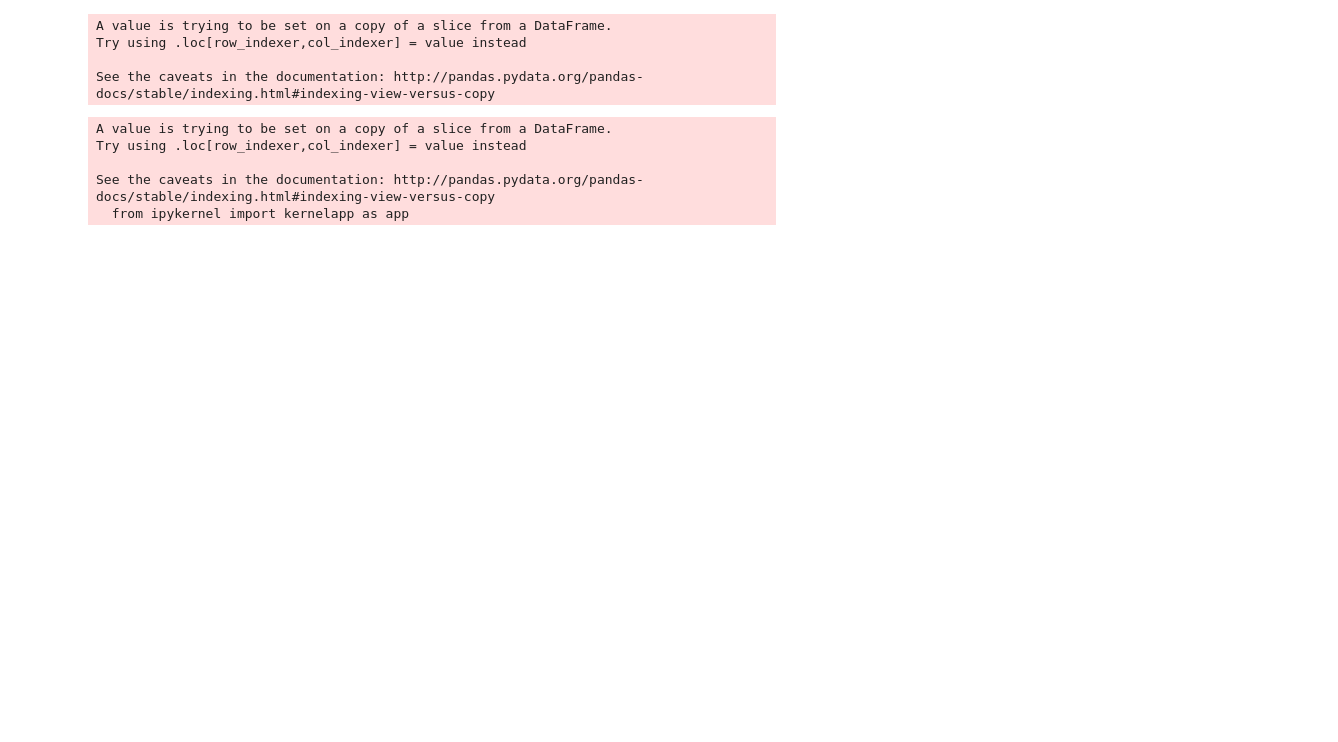
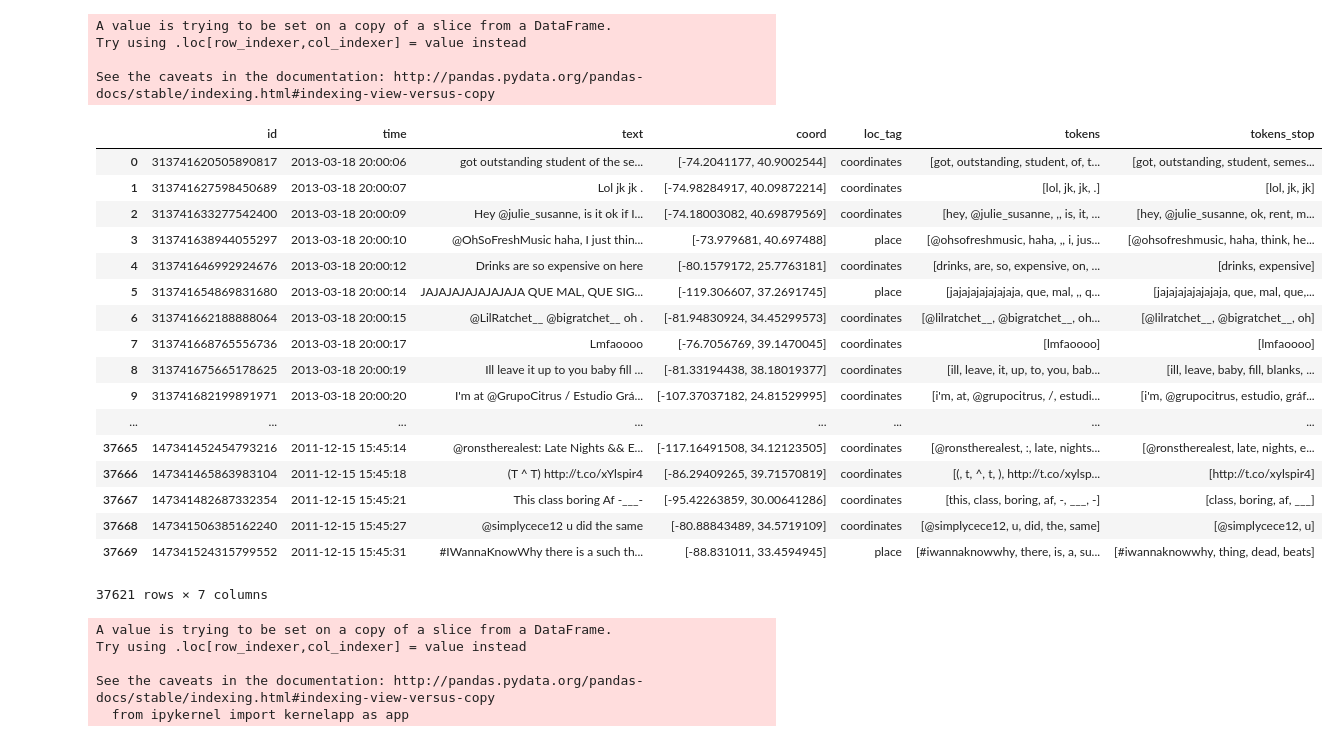
Before and after one commit to DrosoNeuro/Semester_Project, a Jupyter notebook: Analysis_ProcessedTweets/Analysis_ProcessedTweets.ipynb, the cells around one changed output. Saved outputs shown, nothing was run; the diff lists cells and outputs as text; code cells hidden in the pictures; blank space fills up the shorter version.

```diff
--- a/Analysis_ProcessedTweets/Analysis_ProcessedTweets.ipynb
+++ b/Analysis_ProcessedTweets/Analysis_ProcessedTweets.ipynb
@@ -139,6 +149,6 @@ tw["time"] = tw["time"].apply(lambda x: re.sub("\+0000\s","",str(x)) if re.searc
 tw["time"] = tw["time"].apply(lambda x: datetime.strptime(x,"%a %b %d %H:%M:%S %Y") if isinstance(x,str) else None)
 # %%
 #convert id-string to int
-tw["id"] = tw["id"].apply(lambda x: float(x) if re.search("^[0-9]{18}$",x) else None)
+#tw["id"] = tw["id"].apply(lambda x: float(x) if re.search("^[0-9]{18}$",x) else None)
 # %%
 #remove first colum with full row
@@ -227,6 +237,27 @@ A value is trying to be set on a copy of a slice from a DataFrame.
 Try using .loc[row_indexer,col_indexer] = value instead
 
 See the caveats in the documentation: http://pandas.pydata.org/pandas-docs/stable/indexing.html#indexing-view-versus-copy
+# %%
+tw
+# %% [output]
+|  | id | time | text | coord | loc_tag | tokens | tokens_stop |
+| 0 | 313741620505890817 | 2013-03-18 20:00:06 | got outstanding student of the se... | [-74.2041177, 40.9002544] | coordinates | [got, outstanding, student, of, t... | [got, outstanding, student, semes... |
+| 1 | 313741627598450689 | 2013-03-18 20:00:07 | Lol jk jk . | [-74.98284917, 40.09872214] | coordinates | [lol, jk, jk, .] | [lol, jk, jk] |
+| 2 | 313741633277542400 | 2013-03-18 20:00:09 | Hey @julie_susanne, is it ok if I... | [-74.18003082, 40.69879569] | coordinates | [hey, @julie_susanne, ,, is, it, ... | [hey, @julie_susanne, ok, rent, m... |
+| 3 | 313741638944055297 | 2013-03-18 20:00:10 | @OhSoFreshMusic haha, I just thin... | [-73.979681, 40.697488] | place | [@ohsofreshmusic, haha, ,, i, jus... | [@ohsofreshmusic, haha, think, he... |
+| 4 | 313741646992924676 | 2013-03-18 20:00:12 | Drinks are so expensive on here | [-80.1579172, 25.7763181] | coordinates | [drinks, are, so, expensive, on, ... | [drinks, expensive] |
+| 5 | 313741654869831680 | 2013-03-18 20:00:14 | JAJAJAJAJAJAJAJA QUE MAL, QUE SIG... | [-119.306607, 37.2691745] | place | [jajajajajajajaja, que, mal, ,, q... | [jajajajajajajaja, que, mal, que,... |
+| 6 | 313741662188888064 | 2013-03-18 20:00:15 | @LilRatchet__ @bigratchet__ oh . | [-81.94830924, 34.45299573] | coordinates | [@lilratchet__, @bigratchet__, oh... | [@lilratchet__, @bigratchet__, oh] |
+| 7 | 313741668765556736 | 2013-03-18 20:00:17 | Lmfaoooo | [-76.7056769, 39.1470045] | coordinates | [lmfaoooo] | [lmfaoooo] |
+| 8 | 313741675665178625 | 2013-03-18 20:00:19 | Ill leave it up to you baby fill ... | [-81.33194438, 38.18019377] | coordinates | [ill, leave, it, up, to, you, bab... | [ill, leave, baby, fill, blanks, ... |
+| 9 | 313741682199891971 | 2013-03-18 20:00:20 | I'm at @GrupoCitrus / Estudio Grá... | [-107.37037182, 24.81529995] | coordinates | [i'm, at, @grupocitrus, /, estudi... | [i'm, @grupocitrus, estudio, gráf... |
+| ... | ... | ... | ... | ... | ... | ... | ... |
+| 37665 | 147341452454793216 | 2011-12-15 15:45:14 | @ronstherealest: Late Nights && E... | [-117.16491508, 34.12123505] | coordinates | [@ronstherealest, :, late, nights... | [@ronstherealest, late, nights, e... |
+| 37666 | 147341465863983104 | 2011-12-15 15:45:18 | (T ^ T) http://t.co/xYlspir4 | [-86.29409265, 39.71570819] | coordinates | [(, t, ^, t, ), http://t.co/xylsp... | [http://t.co/xylspir4] |
+| 37667 | 147341482687332354 | 2011-12-15 15:45:21 | This class boring Af -___- | [-95.42263859, 30.00641286] | coordinates | [this, class, boring, af, -, ___, -] | [class, boring, af, ___] |
+| 37668 | 147341506385162240 | 2011-12-15 15:45:27 | @simplycece12 u did the same | [-80.88843489, 34.5719109] | coordinates | [@simplycece12, u, did, the, same] | [@simplycece12, u] |
+| 37669 | 147341524315799552 | 2011-12-15 15:45:31 | #IWannaKnowWhy there is a such th... | [-88.831011, 33.4594945] | place | [#iwannaknowwhy, there, is, a, su... | [#iwannaknowwhy, thing, dead, beats] |
+37621 rows × 7 columns
 # %%
 #create bigrams
 tw["bigrams"] = tw["tokens_stop"].apply(bigrams)
```
Also changed, not shown: parts of 20 cells of this notebook.
